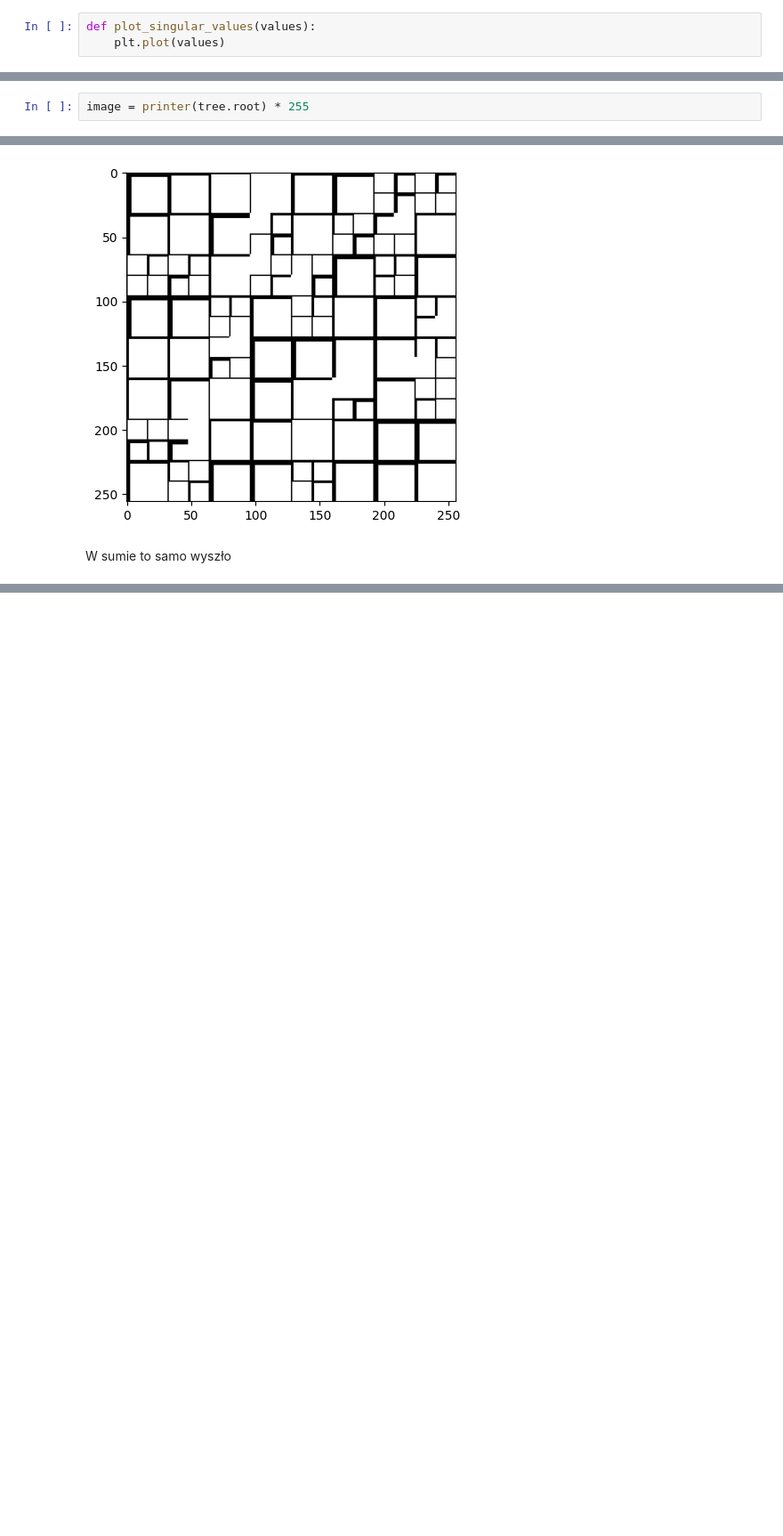
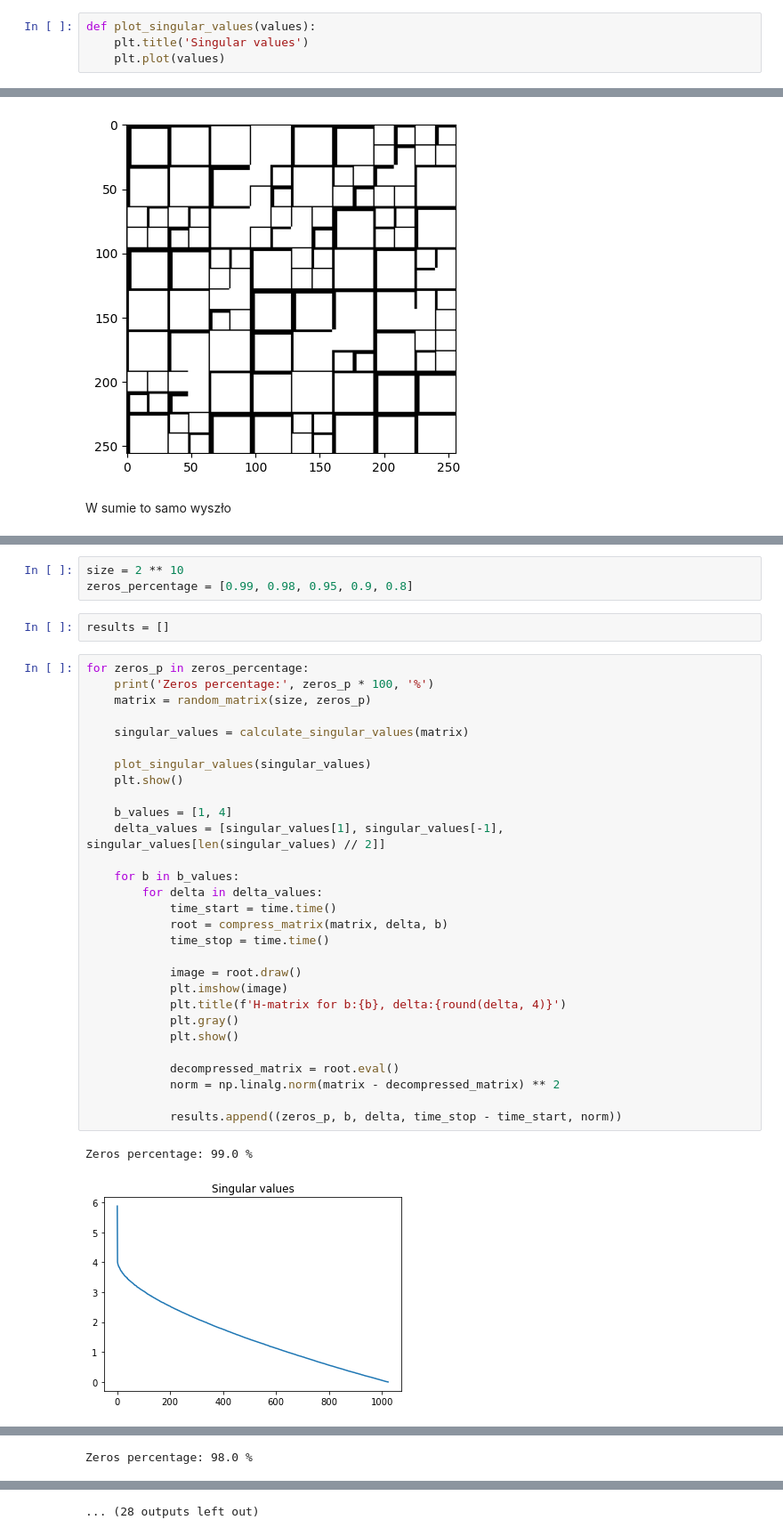
Before and after one commit to michal200292/Macierzowe, a Jupyter notebook: lab3/lab3.ipynb, the cells around one changed output, grey strips where cells are left out. Shown at 89% size. Cells and saved outputs as stored; diff of their text form; blank space fills up the shorter version.

Commit message:
Performed compression on specified matrices

```diff
--- a/lab3/lab3.ipynb
+++ b/lab3/lab3.ipynb
@@ -11,6 +11,7 @@ def random_matrix(n, p=0):
     return r_matrix
 # %%
 def plot_singular_values(values):
+    plt.title('Singular values')
     plt.plot(values)
 # %%
 eps = 1e-12
@@ -98,5 +43,3 @@ def printer(root, depth=0):
-# %%
-image = printer(tree.root) * 255
 # %%
 plt.imshow(image)
 plt.gray()
@@ -112,0 +60,37 @@ W sumie to samo wyszło
+# %%
+size = 2 ** 10
+zeros_percentage = [0.99, 0.98, 0.95, 0.9, 0.8]
+# %%
+results = []
+# %%
+for zeros_p in zeros_percentage:
+    print('Zeros percentage:', zeros_p * 100, '%')
+    matrix = random_matrix(size, zeros_p)
+
+    singular_values = calculate_singular_values(matrix)
+
+    plot_singular_values(singular_values)
+    plt.show()
+
+    b_values = [1, 4]
+    delta_values = [singular_values[1], singular_values[-1], singular_values[len(singular_values) // 2]]
+
+    for b in b_values:
+        for delta in delta_values:
+            time_start = time.time()
+            root = compress_matrix(matrix, delta, b)
+            time_stop = time.time()
+
+            image = root.draw()
+            plt.imshow(image)
+            plt.title(f'H-matrix for b:{b}, delta:{round(delta, 4)}')
+            plt.gray()
+            plt.show()
+
+            decompressed_matrix = root.eval()
+            norm = np.linalg.norm(matrix - decompressed_matrix) ** 2
+
+            results.append((zeros_p, b, delta, time_stop - time_start, norm))
+# %% [output]
+Zeros percentage: 99.0 %
+[figure, added]
@@ -112,0 +103 @@ W sumie to samo wyszło
+Zeros percentage: 98.0 %
@@ -112,0 +107 @@ W sumie to samo wyszło
+... (28 outputs left out)
```
Also changed, not shown: parts of 8 cells of this notebook.
